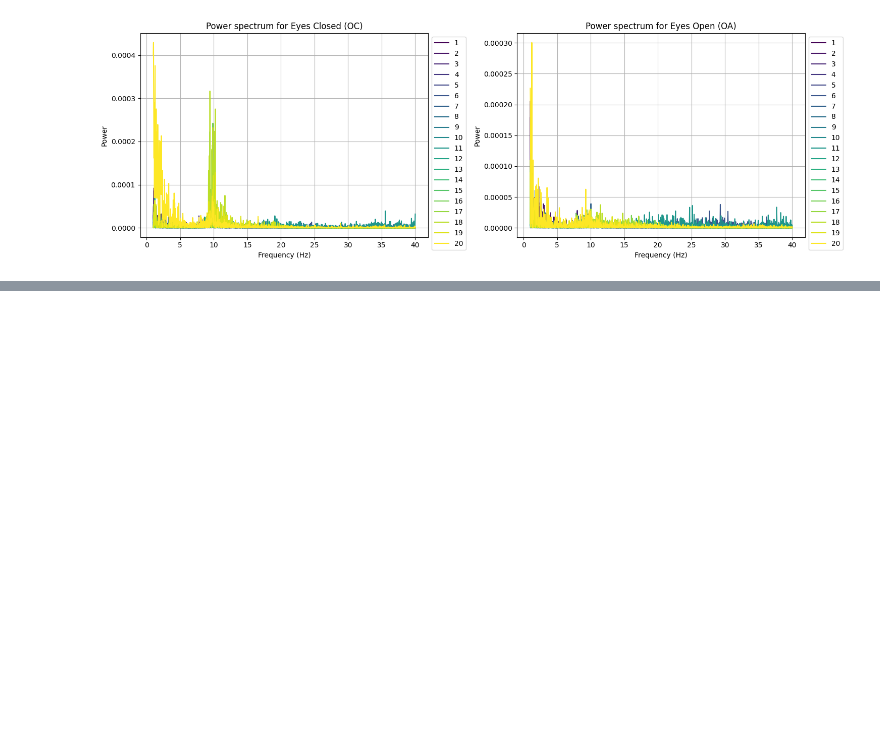
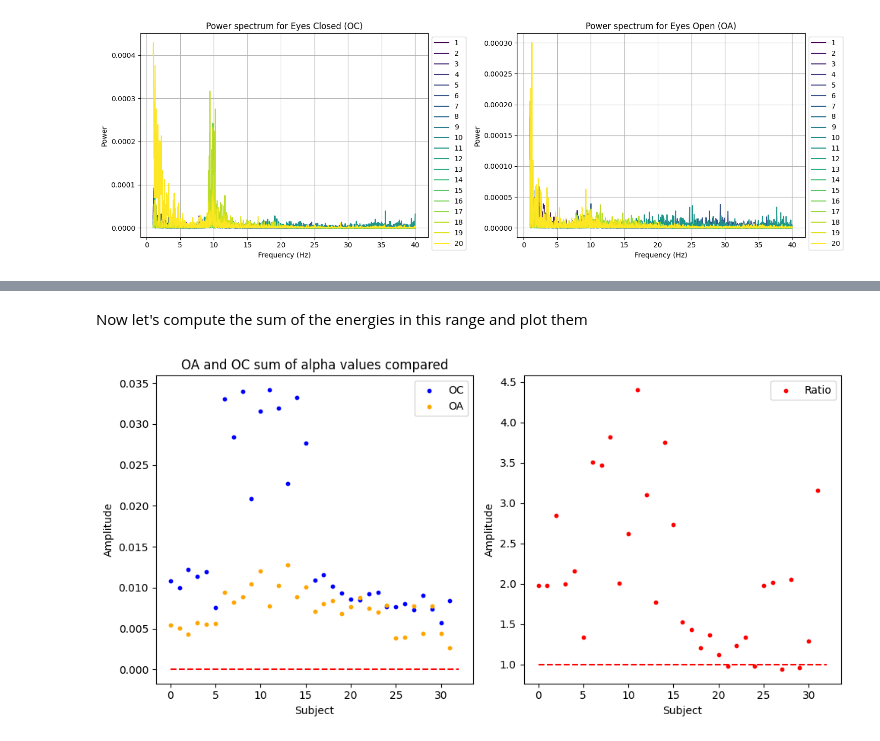
Before and after one commit to Twinbo/Signals-and-Data-Autumn-2025-student, a Jupyter notebook: week_5/ex_week_5.ipynb, the cells around one changed output, grey strips where cells are left out. Saved outputs shown, nothing was run; the diff lists cells and outputs as text; code cells hidden in the pictures; blank space fills up the shorter version.

```diff
--- a/week_5/ex_week_5.ipynb
+++ b/week_5/ex_week_5.ipynb
@@ -174,0 +203,38 @@ len(data_oc)
+# %% [markdown]
+Now let's compute the sum of the energies in this range and plot them
+# %%
+alphas_oc = []
+alphas_oa = []
+for (freqs_oc, spectrum_oc), (freqs_oa, spectrum_oa) in zip(power_spectra_oc, power_spectra_oa):
+    alpha_oc = np.sum(spectrum_oc)
+    alpha_oa = np.sum(spectrum_oa)
+
+    alphas_oc.append(alpha_oc)
+    alphas_oa.append(alpha_oa)
+alphas_oc = np.array(alphas_oc)
+alphas_oa = np.array(alphas_oa)
+# %%
+def plot_alphas(alphas_oc, alphas_oa, show=False, s = 10):
+    fig = plt.subplots(nrows=1, ncols=2, figsize=(10, 5))
+    plt.subplot(1,2,1)
+    plt.scatter(range(len(alphas_oc)), alphas_oc, label='OC', color='blue', s=s)
+    plt.scatter(range(len(alphas_oa)), alphas_oa, label='OA', color='orange', s=s)
+    plt.hlines(3.0 * 1e-6, 0, len(alphas_oc), linestyles='dashed', color='red')
+    plt.title('OA and OC sum of alpha values compared')
+    plt.xlabel('Subject')
+    plt.ylabel('Amplitude')
+    plt.legend()
+
+    plt.subplot(1,2,2)
+    plt.scatter(range(len(alphas_oc)), alphas_oc / alphas_oa, label='Ratio', color='red', s=s)
+    plt.hlines(1, 0, len(alphas_oc), linestyles='dashed', color='red')
+    plt.xlabel('Subject')
+    plt.ylabel('Amplitude')
+    plt.legend()
+    plt.tight_layout()
+    if show:
+        plt.show()
+# %%
+plot_alphas(alphas_oc, alphas_oa, show=True)
+# %% [output]
+[figure, added]
```
Also changed, not shown: parts of 11 cells of this notebook.
